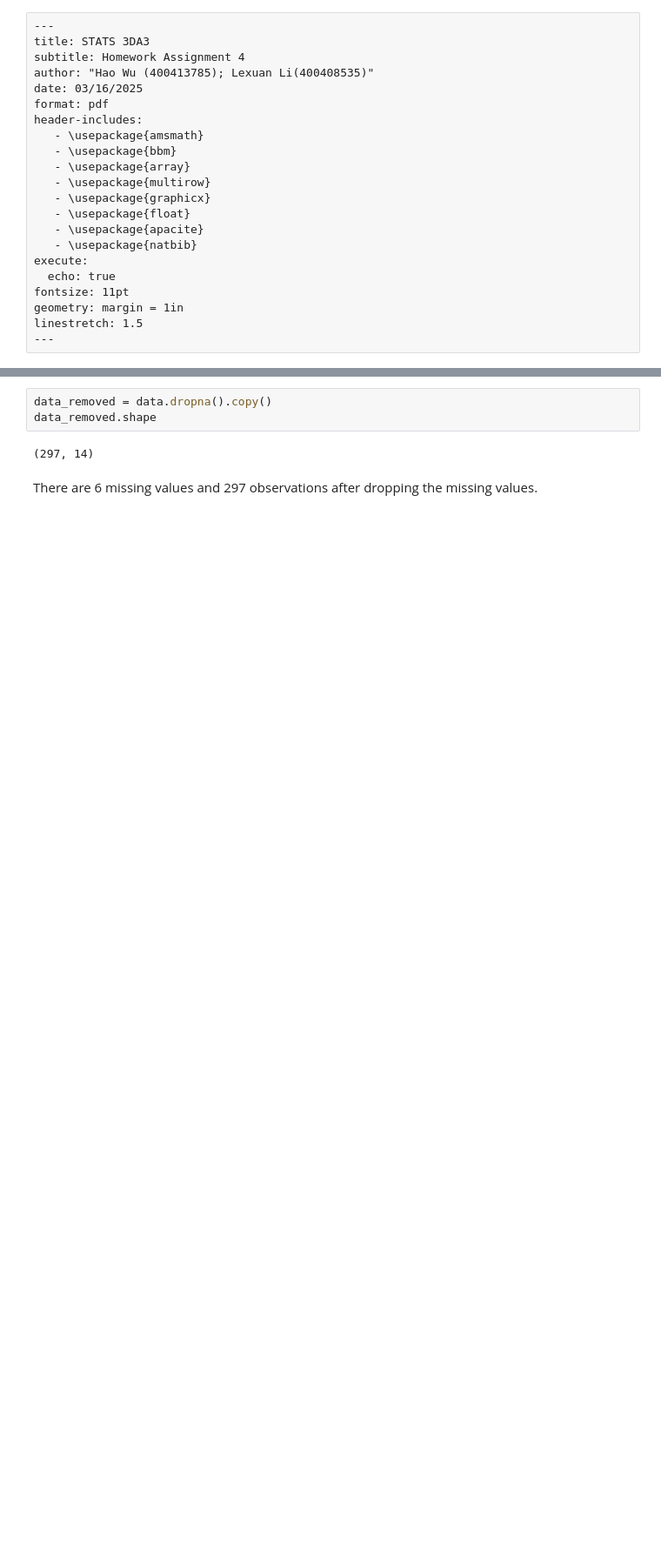
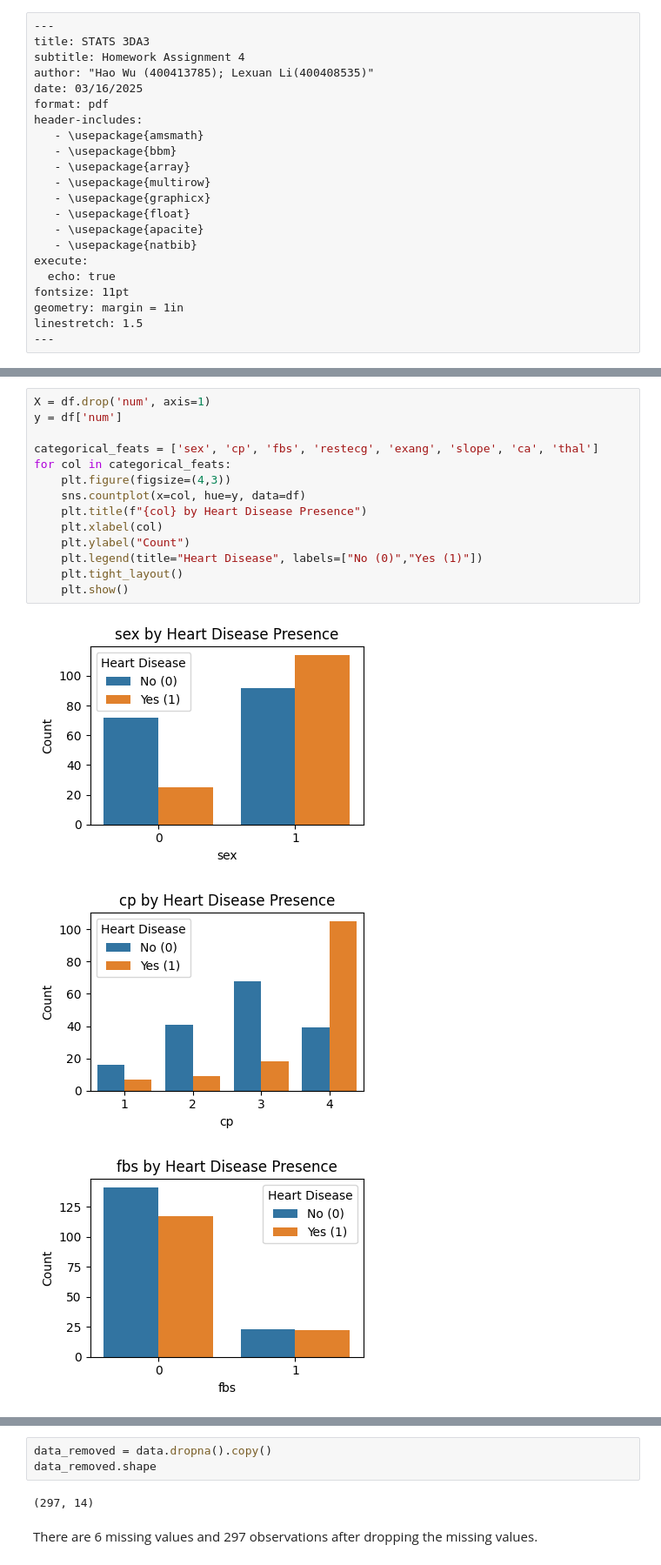
Before and after one commit to woodyhouse/stats3da3_ass6, a Jupyter notebook: ass6.ipynb, the cells around one changed output, grey strips where cells are left out. Shown: that part at 87% size. Saved outputs shown, nothing was run; the diff lists cells and outputs as text; blank space fills up the shorter version.

```diff
--- a/ass6.ipynb
+++ b/ass6.ipynb
@@ -228,0 +219,18 @@ In contrast, variables such as `chol` (serum cholesterol) show very weak correla
+# %%
+X = df.drop('num', axis=1)
+y = df['num']
+
+categorical_feats = ['sex', 'cp', 'fbs', 'restecg', 'exang', 'slope', 'ca', 'thal']
+for col in categorical_feats:
+    plt.figure(figsize=(4,3))
+    sns.countplot(x=col, hue=y, data=df)
+    plt.title(f"{col} by Heart Disease Presence")
+    plt.xlabel(col)
+    plt.ylabel("Count")
+    plt.legend(title="Heart Disease", labels=["No (0)","Yes (1)"])
+    plt.tight_layout()
+    plt.show()
+# %% [output]
+[figure, added]
+[figure, added]
+[figure, added]
```
Also changed, not shown: parts of 24 cells of this notebook.
